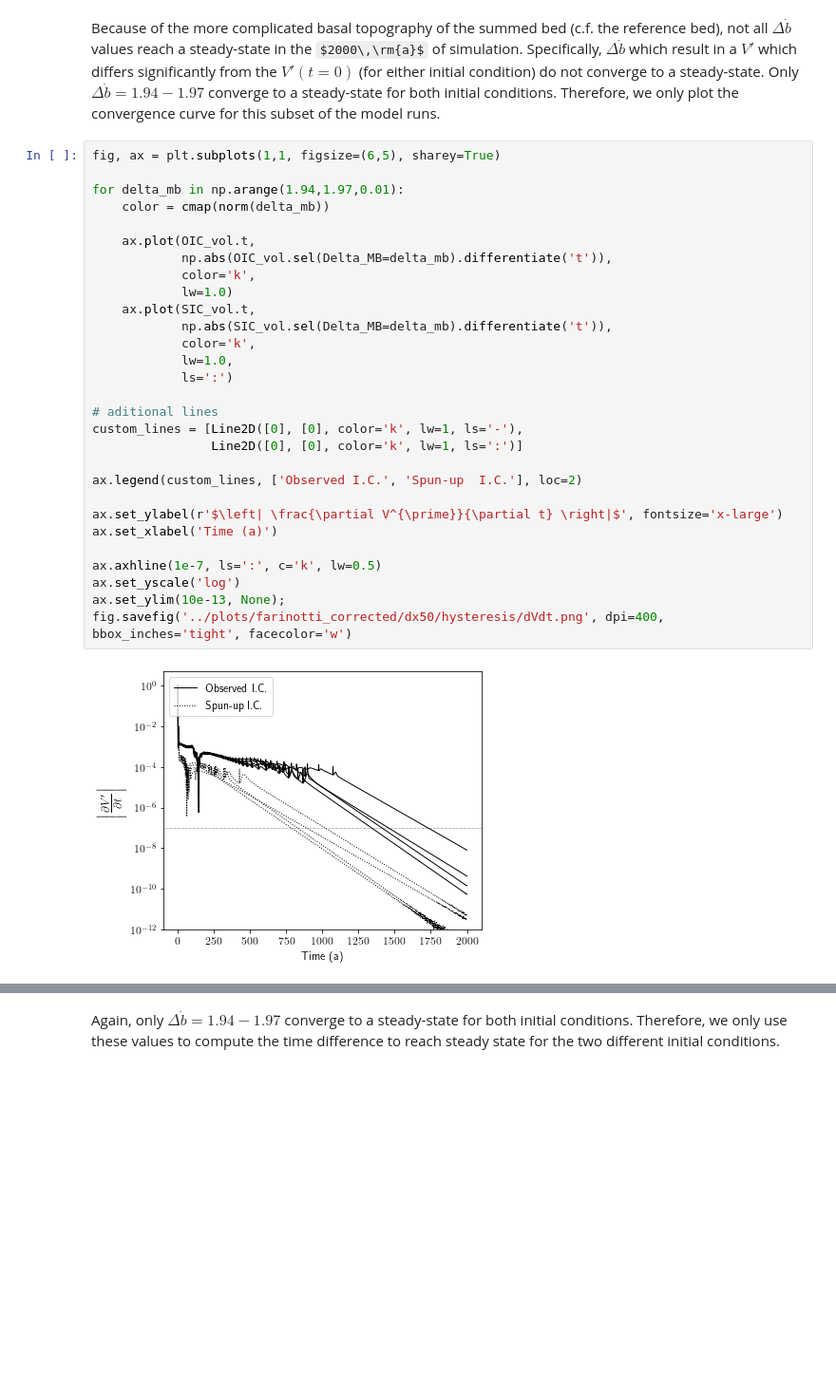
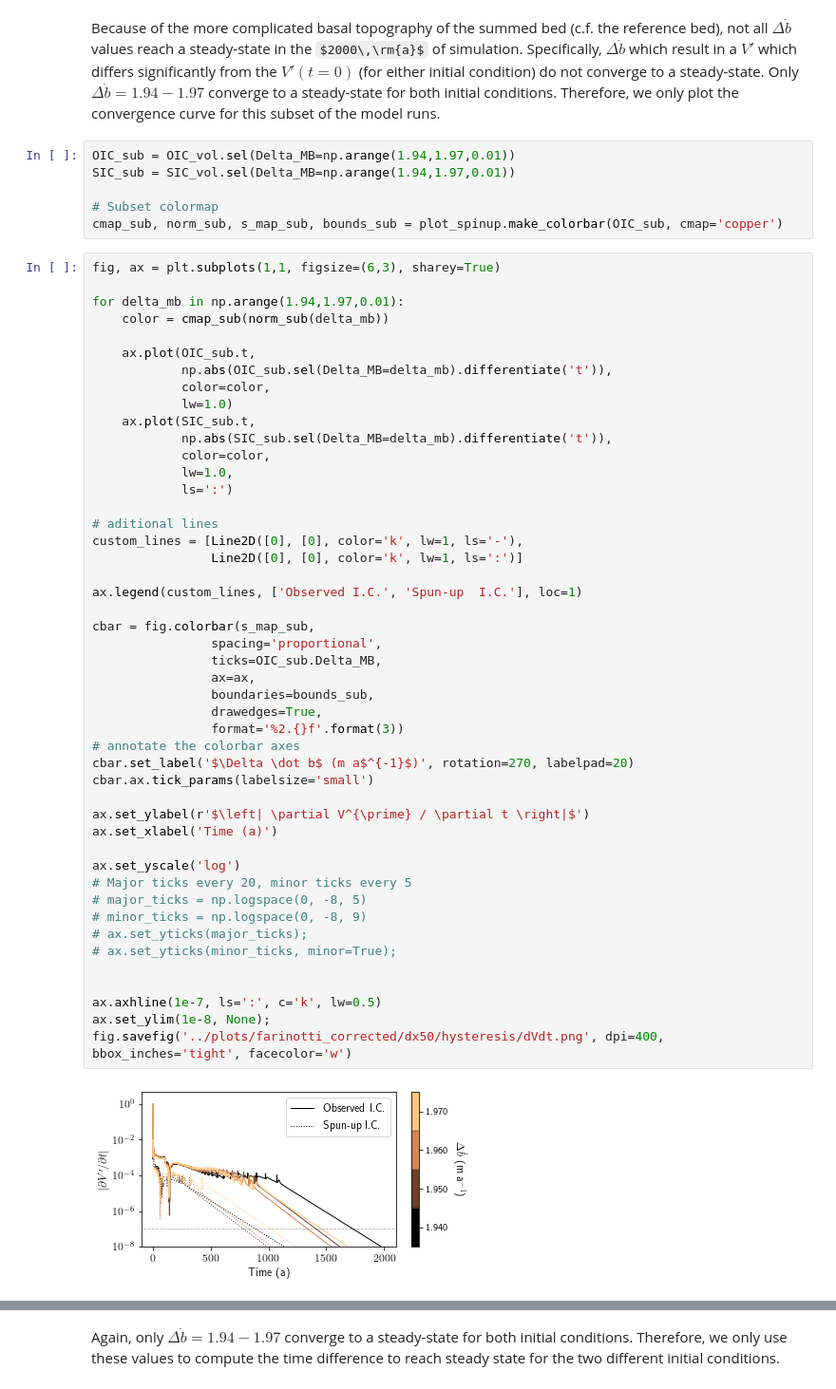
Before and after one commit to andrewdnolan/Harmonic_Beds, a Jupyter notebook: elmer/Notebooks/Hysterisis.ipynb, the cells around one changed output, grey strips where cells are left out. Shown at 95% size. Cells and saved outputs as stored; diff of their text form; some formulas as TeX source; blank space fills up the shorter version.

```diff
--- a/elmer/Notebooks/Hysterisis.ipynb
+++ b/elmer/Notebooks/Hysterisis.ipynb
@@ -168,34 +170,58 @@ print('   Max.: {:3.2f} [-]'.format(np.max(pdiff)))
    Max.: 1.91 [-]
 # %% [markdown]
 Because of the more complicated basal topography of the summed bed (c.f. the reference bed), not all $\Delta \dot{b}$ values reach a steady-state in the $2000\,\rm{a}$ of simulation. Specifically, $\Delta \dot{b}$ which result in a $V'$ which differs significantly from the $V'(t=0)$ (for either initial condition) do not converge to a steady-state. Only $\Delta \dot{b} = 1.94-1.97$ converge to a steady-state for both initial conditions. Therefore, we only plot the convergence curve for this subset of the model runs.
+# %%
+OIC_sub = OIC_vol.sel(Delta_MB=np.arange(1.94,1.97,0.01))
+SIC_sub = SIC_vol.sel(Delta_MB=np.arange(1.94,1.97,0.01))
+
+# Subset colormap
+cmap_sub, norm_sub, s_map_sub, bounds_sub = plot_spinup.make_colorbar(OIC_sub, cmap='copper')
 # %%
-fig, ax = plt.subplots(1,1, figsize=(6,5), sharey=True)
+fig, ax = plt.subplots(1,1, figsize=(6,3), sharey=True)
 
 for delta_mb in np.arange(1.94,1.97,0.01):
-    color = cmap(norm(delta_mb))
+    color = cmap_sub(norm_sub(delta_mb))
 
-    ax.plot(OIC_vol.t,
-            np.abs(OIC_vol.sel(Delta_MB=delta_mb).differentiate('t')),
-            color='k',
+    ax.plot(OIC_sub.t,
+            np.abs(OIC_sub.sel(Delta_MB=delta_mb).differentiate('t')),
+            color=color,
             lw=1.0)
-    ax.plot(SIC_vol.t,
-            np.abs(SIC_vol.sel(Delta_MB=delta_mb).differentiate('t')),
-            color='k',
+    ax.plot(SIC_sub.t,
+            np.abs(SIC_sub.sel(Delta_MB=delta_mb).differentiate('t')),
+            color=color,
             lw=1.0,
             ls=':')
 
 # aditional lines
 custom_lines = [Line2D([0], [0], color='k', lw=1, ls='-'),
                 Line2D([0], [0], color='k', lw=1, ls=':')]
 
-ax.legend(custom_lines, ['Observed I.C.', 'Spun-up  I.C.'], loc=2)
+ax.legend(custom_lines, ['Observed I.C.', 'Spun-up  I.C.'], loc=1)
 
-ax.set_ylabel(r'$\left| \frac{\partial V^{\prime}}{\partial t} \right|$', fontsize='x-large')
+cbar = fig.colorbar(s_map_sub,
+                spacing='proportional',
+                ticks=OIC_sub.Delta_MB,
+                ax=ax,
+                boundaries=bounds_sub,
+                drawedges=True,
+                format='%2.{}f'.format(3))
+# annotate the colorbar axes
+cbar.set_label('$\Delta \dot b$ (m a$^{-1}$)', rotation=270, labelpad=20)
+cbar.ax.tick_params(labelsize='small')
+
+ax.set_ylabel(r'$\left| \partial V^{\prime} / \partial t \right|$')
 ax.set_xlabel('Time (a)')
 
+ax.set_yscale('log')
+# Major ticks every 20, minor ticks every 5
+# major_ticks = np.logspace(0, -8, 5)
+# minor_ticks = np.logspace(0, -8, 9)
+# ax.set_yticks(major_ticks);
+# ax.set_yticks(minor_ticks, minor=True);
+
+
 ax.axhline(1e-7, ls=':', c='k', lw=0.5)
-ax.set_yscale('log')
-ax.set_ylim(10e-13, None);
+ax.set_ylim(1e-8, None);
 fig.savefig('../plots/farinotti_corrected/dx50/hysteresis/dVdt.png', dpi=400, bbox_inches='tight', facecolor='w')
 # %% [output]
-[figure, old version]
+[figure, new version]
```
Also changed, not shown: parts of 4 cells of this notebook, 4 other files.
